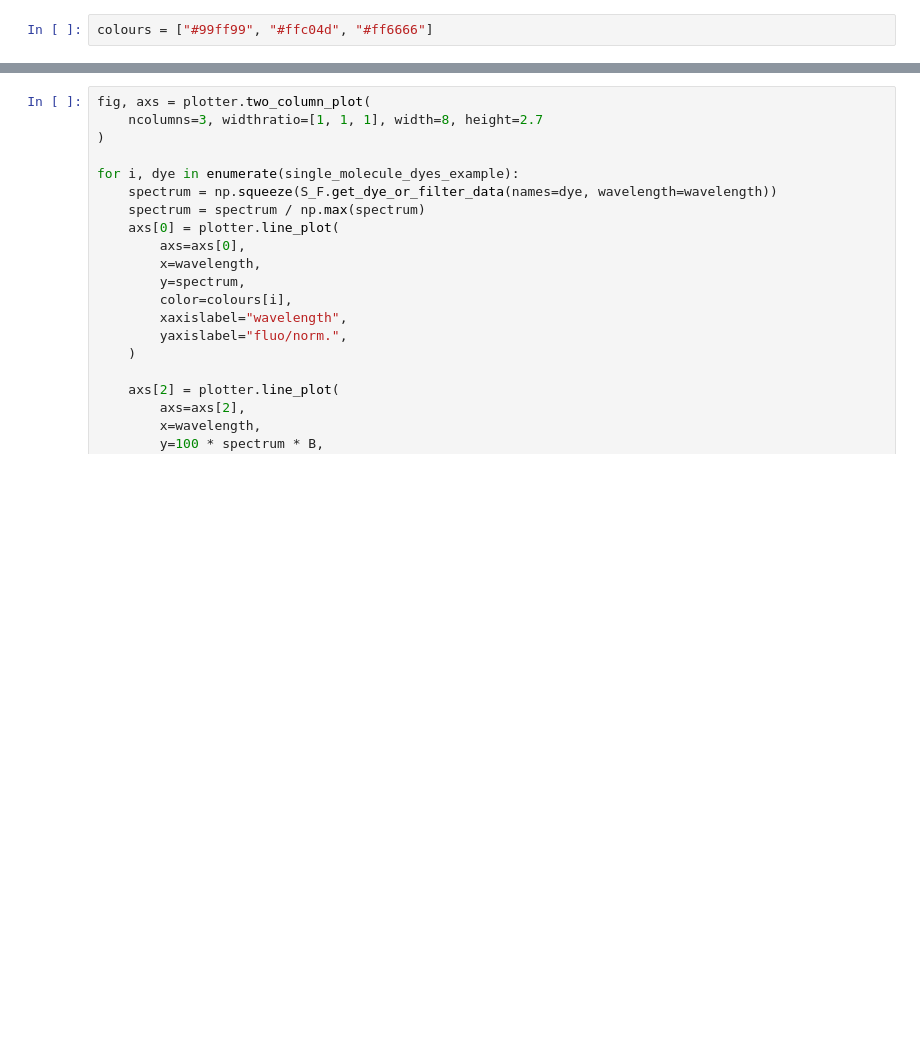
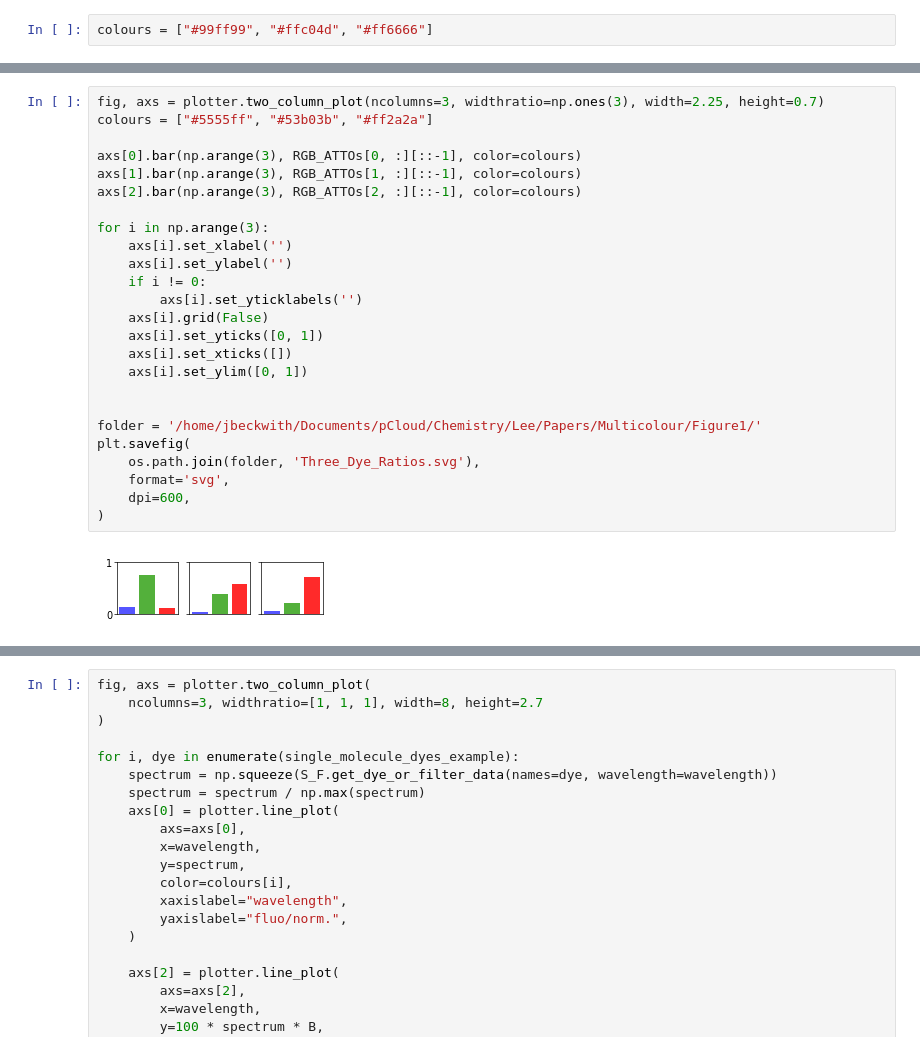
Before and after one commit to JBeckwith/pyS3M, a Jupyter notebook: notebooks/figures/SI/Ternary_Plot_SingleMolecules.ipynb, the cells around one changed output, grey strips where cells are left out. Drawn from its saved outputs; the diff is of its cells as text; blank space fills up the shorter version.

```diff
--- a/notebooks/figures/SI/Ternary_Plot_SingleMolecules.ipynb
+++ b/notebooks/figures/SI/Ternary_Plot_SingleMolecules.ipynb
@@ -141,0 +135,27 @@ plt.plot(spectrum * R)
+# %%
+fig, axs = plotter.two_column_plot(ncolumns=3, widthratio=np.ones(3), width=2.25, height=0.7)
+colours = ["#5555ff", "#53b03b", "#ff2a2a"]
+
+axs[0].bar(np.arange(3), RGB_ATTOs[0, :][::-1], color=colours)
+axs[1].bar(np.arange(3), RGB_ATTOs[1, :][::-1], color=colours)
+axs[2].bar(np.arange(3), RGB_ATTOs[2, :][::-1], color=colours)
+
+for i in np.arange(3):
+    axs[i].set_xlabel('')
+    axs[i].set_ylabel('')
+    if i != 0:
+        axs[i].set_yticklabels('')
+    axs[i].grid(False)
+    axs[i].set_yticks([0, 1])
+    axs[i].set_xticks([])
+    axs[i].set_ylim([0, 1])
+
+
+folder = '/home/jbeckwith/Documents/pCloud/Chemistry/Lee/Papers/Multicolour/Figure1/'
+plt.savefig(
+    os.path.join(folder, 'Three_Dye_Ratios.svg'),
+    format='svg',
+    dpi=600,
+)
+# %% [output]
+[figure, added]
```
Also changed, not shown: parts of 13 cells of this notebook, 10 other files.
